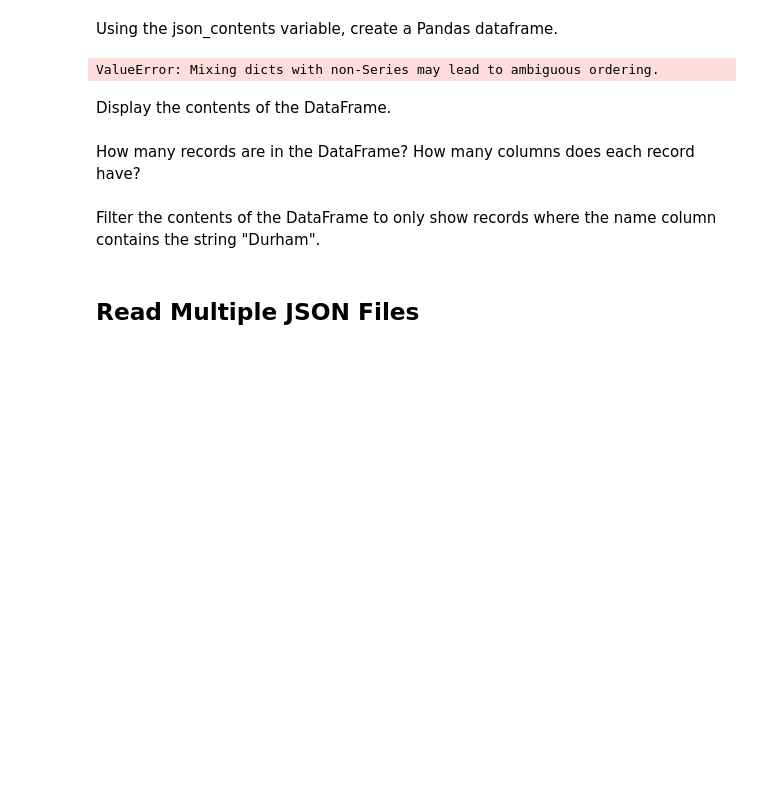
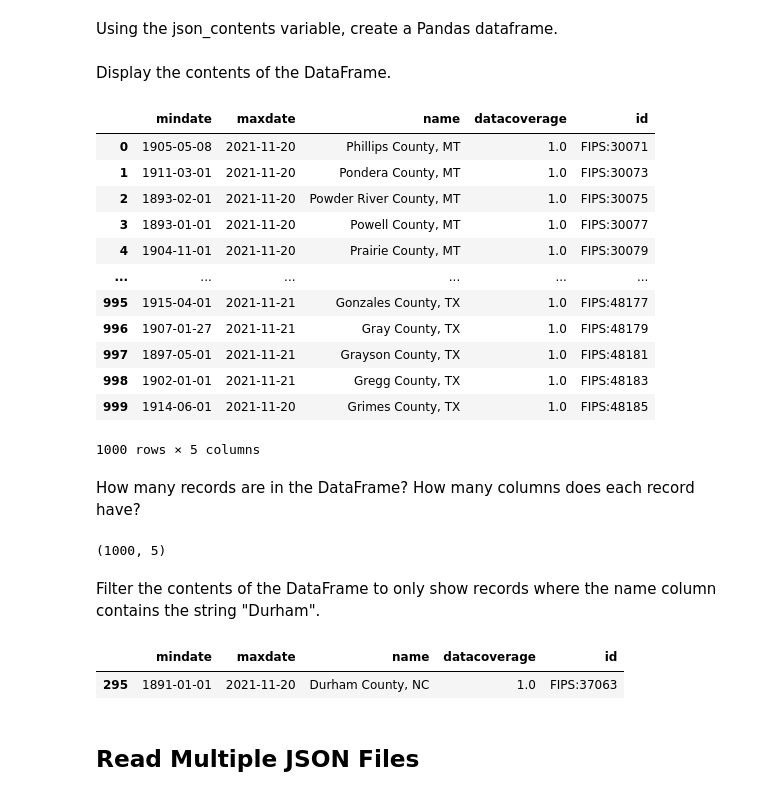
Before and after one commit to keerthiballa/DataEngineering.Labs.NOAALocations, a Jupyter notebook: loading_locations_data_into_dataframes.ipynb, the cells around one changed output. Drawn from its saved outputs; the diff is of its cells as text; code cells hidden in the pictures; blank space fills up the shorter version.

```diff
--- a/loading_locations_data_into_dataframes.ipynb
+++ b/loading_locations_data_into_dataframes.ipynb
@@ -20,5 +27,6 @@ Use the read_json function defined above to read the contents of one of the loca
 # %%
-file_path = os.path.join("./","data","locations", "locations_4.json")
+os.chdir('/Users/ballakeerthi/dev/')
+file_path = os.path.join(".","DataEngineering.Labs.NOAALocations","data","locations", "locations_4.json")
 #file_path = os.path.join("/Users/ballakeerthi/dev/DataEngineering.Labs.NOAALocations/data/locations/locations_4.json")
 json_contents = read_json(file_path)
 # %% [markdown]
@@ -49,14 +57,31 @@ json_contents
 Using the json_contents variable, create a Pandas dataframe.
 # %%
 # Create DataFrame here.
-content = pd.DataFrame(json_contents)
+content = pd.DataFrame(json_contents["results"])
-# %% [output]
-ValueError: Mixing dicts with non-Series may lead to ambiguous ordering.
 # %% [markdown]
 Display the contents of the DataFrame.
 # %%
 # Display contents of the DataFrame here.
+content
+# %% [output]
+|  | mindate | maxdate | name | datacoverage | id |
+| 0 | 1905-05-08 | 2021-11-20 | Phillips County, MT | 1.0 | FIPS:30071 |
+| 1 | 1911-03-01 | 2021-11-20 | Pondera County, MT | 1.0 | FIPS:30073 |
+| 2 | 1893-02-01 | 2021-11-20 | Powder River County, MT | 1.0 | FIPS:30075 |
+| 3 | 1893-01-01 | 2021-11-20 | Powell County, MT | 1.0 | FIPS:30077 |
+| 4 | 1904-11-01 | 2021-11-20 | Prairie County, MT | 1.0 | FIPS:30079 |
+| ... | ... | ... | ... | ... | ... |
+| 995 | 1915-04-01 | 2021-11-21 | Gonzales County, TX | 1.0 | FIPS:48177 |
+| 996 | 1907-01-27 | 2021-11-21 | Gray County, TX | 1.0 | FIPS:48179 |
+| 997 | 1897-05-01 | 2021-11-21 | Grayson County, TX | 1.0 | FIPS:48181 |
+| 998 | 1902-01-01 | 2021-11-21 | Gregg County, TX | 1.0 | FIPS:48183 |
+| 999 | 1914-06-01 | 2021-11-20 | Grimes County, TX | 1.0 | FIPS:48185 |
+1000 rows × 5 columns
 # %% [markdown]
 How many records are in the DataFrame? How many columns does each record have?
+# %%
+content.shape
+# %% [output]
+(1000, 5)
 # %% [markdown]
 Filter the contents of the DataFrame to only show records where the name column contains the string "Durham".
@@ -65,3 +88,8 @@ Filter the contents of the DataFrame to only show records where the name column
+# %%
+content[content['name'].str.contains('Durham')]
+# %% [output]
+|  | mindate | maxdate | name | datacoverage | id |
+| 295 | 1891-01-01 | 2021-11-20 | Durham County, NC | 1.0 | FIPS:37063 |
 # %% [markdown]
 ## Read Multiple JSON Files
 # %% [markdown]
```
Also changed, not shown: parts of 27 cells of this notebook, 41 other files.
